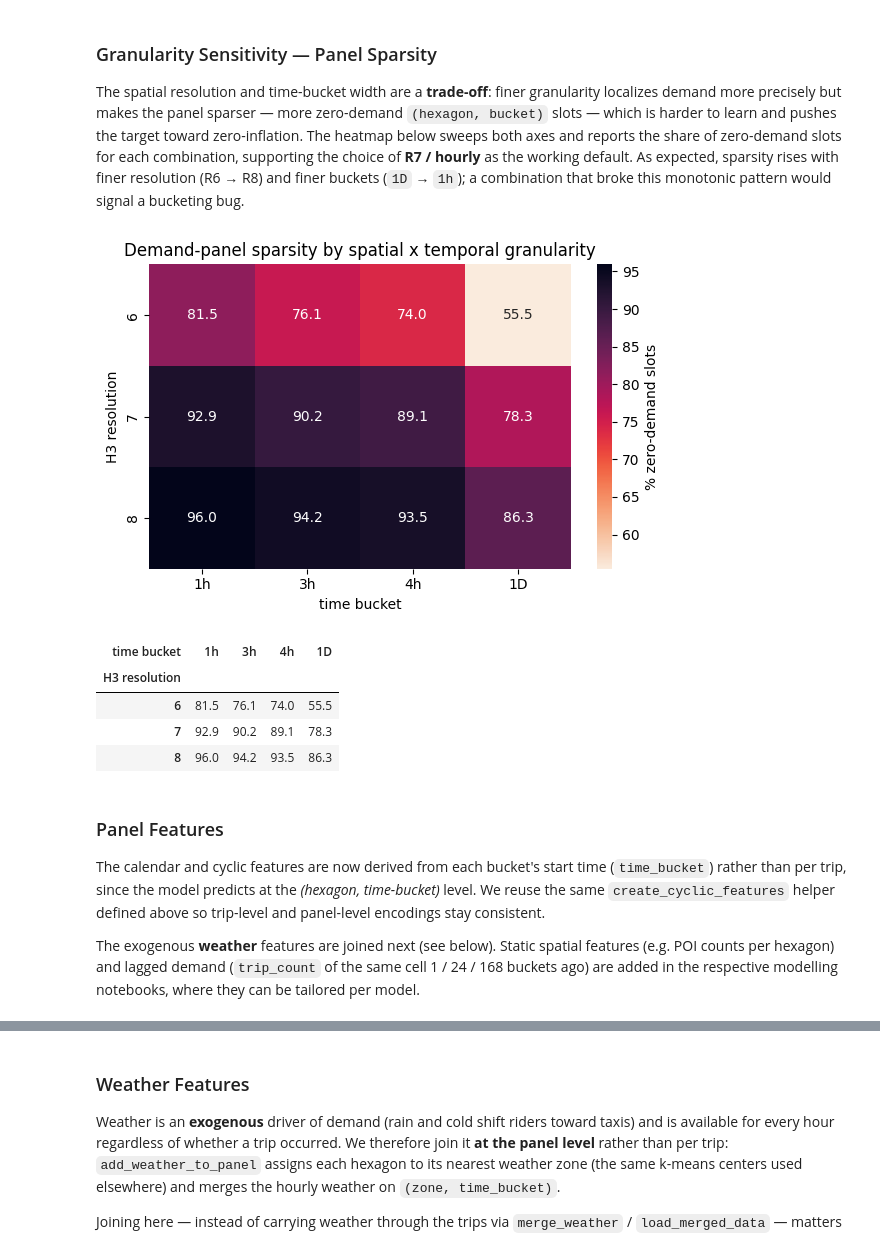
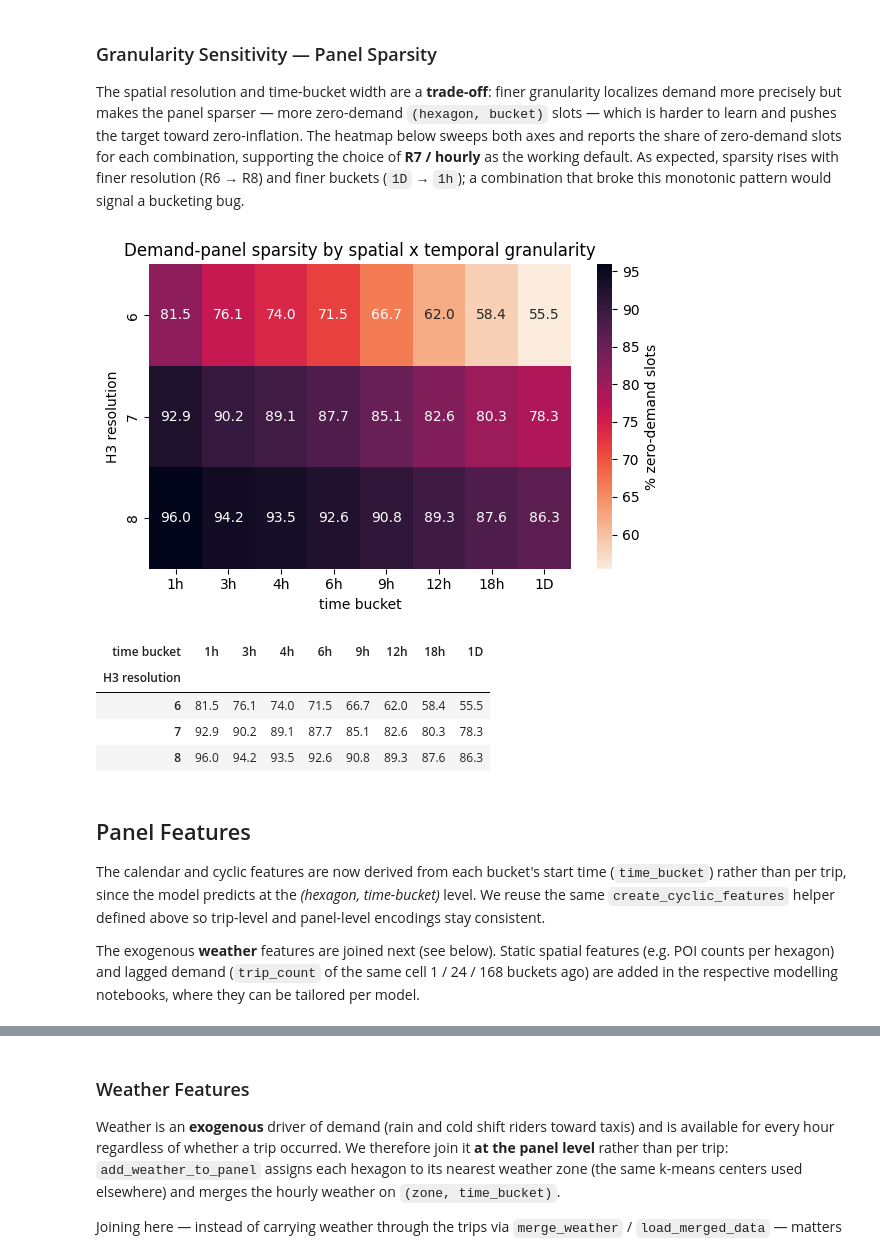
Before and after one commit to timoerc/AAA26-Chicago-Mobility, a Jupyter notebook: notebooks/04_feature_engineering.ipynb, the cells around one changed output, grey strips where cells are left out. Cells and saved outputs as stored; diff of their text form; code cells hidden in the pictures.

```diff
--- a/notebooks/04_feature_engineering.ipynb
+++ b/notebooks/04_feature_engineering.ipynb
@@ -22,6 +23,3 @@ os.chdir(ROOT_DIR)
 from scripts.helpers.datasets import load_taxi_data
 # %%
 df = load_taxi_data(preprocessed=True)
-# %%
-df['speed_mph'] = df['trip_miles'] / (df['trip_seconds'] / 3600)
-df['speed_mph'].describe(percentiles=[0.01, 0.05, 0.5, 0.95, 0.99, 0.999]).T.round(2)
@@ -49,20 +25,0 @@ All of these features are encapsulated in `preprocess_taxi_data()`, so any noteb
-# %%
-import holidays
-
-# Calendar features derived from the (tz-aware, local) trip start time.
-ts = df["trip_start_timestamp"].dt
-
-df["date"]        = ts.date                              # calendar day (for daily aggregation)
-df["hour"]        = ts.hour.astype("Int64")                              # 0–23
-df["day_of_week"] = ts.dayofweek.astype("Int64")                         # 0 = Monday … 6 = Sunday
-df["is_weekend"]  = ts.dayofweek.isin([5, 6])            # Sat/Sun flag
-df["week"]        = ts.isocalendar().week.astype("Int64")  # ISO week number
-df["month"]       = ts.month.astype("Int64")                             # 1–12
-
-# US (Illinois) public-holiday flag(demand differs strongly on holidays)
-years = range(int(ts.year.min()), int(ts.year.max()) + 1)
-us_il_holidays = holidays.US(subdiv="IL", years=years)
-df["is_holiday"] = df["date"].isin(set(us_il_holidays))
-
-df[["trip_start_timestamp", "date", "hour", "day_of_week",
-    "is_weekend", "week", "month", "is_holiday"]].head()
@@ -113,3 +25,0 @@ def create_cyclic_features(df):
-# %%
-df = create_cyclic_features(df)
-df.head()
@@ -185,38 +87,38 @@ The spatial resolution and time-bucket width are a **trade-off**: finer granular
 # %%
 import itertools
 
 RES_SWEEP  = [6, 7, 8]
-FREQ_SWEEP = ["1h", "3h", "4h", "1D"]
+FREQ_SWEEP = ["1h", "3h", "4h", "6h", "9h", "12h", "18h","1D"]
 
 # H3 assignment is the expensive part — do it once per resolution.
 for res in RES_SWEEP:
     if f"pickup_h3_r{res}" not in df.columns:
         add_h3_cells(df, res)
 
 # Share of zero-demand (hexagon x bucket) slots for each granularity combo.
 zero_grid = pd.DataFrame(index=RES_SWEEP, columns=FREQ_SWEEP, dtype=float)
 for res, fr in itertools.product(RES_SWEEP, FREQ_SWEEP):
     p = build_demand_panel(df, resolution=res, freq=fr)
     zero_grid.loc[res, fr] = (p["trip_count"] == 0).mean() * 100
 zero_grid.index.name = "H3 resolution"
 zero_grid.columns.name = "time bucket"
 
 fig, ax = plt.subplots(figsize=(6, 4))
 sns.heatmap(zero_grid, annot=True, fmt=".1f", cmap="rocket_r",
             cbar_kws={"label": "% zero-demand slots"}, ax=ax)
 ax.set_title("Demand-panel sparsity by spatial x temporal granularity")
 plt.tight_layout()
 plt.show()
 zero_grid.round(1)
 # %% [output]
-[figure, old version]
+[figure, new version]
-| time bucket | 1h | 3h | 4h | 1D |
-| H3 resolution |  |  |  |  |
-| 6 | 81.5 | 76.1 | 74.0 | 55.5 |
-| 7 | 92.9 | 90.2 | 89.1 | 78.3 |
-| 8 | 96.0 | 94.2 | 93.5 | 86.3 |
+| time bucket | 1h | 3h | 4h | 6h | 9h | 12h | 18h | 1D |
+| H3 resolution |  |  |  |  |  |  |  |  |
+| 6 | 81.5 | 76.1 | 74.0 | 71.5 | 66.7 | 62.0 | 58.4 | 55.5 |
+| 7 | 92.9 | 90.2 | 89.1 | 87.7 | 85.1 | 82.6 | 80.3 | 78.3 |
+| 8 | 96.0 | 94.2 | 93.5 | 92.6 | 90.8 | 89.3 | 87.6 | 86.3 |
 # %% [markdown]
-### Panel Features
+## Panel Features
 
 The calendar and cyclic features are now derived from each bucket's start time (`time_bucket`) rather than per trip, since the model predicts at the *(hexagon, time-bucket)* level. We reuse the same `create_cyclic_features` helper defined above so trip-level and panel-level encodings stay consistent.
 
```
Also changed, not shown: parts of 17 cells of this notebook, 1 other file.
